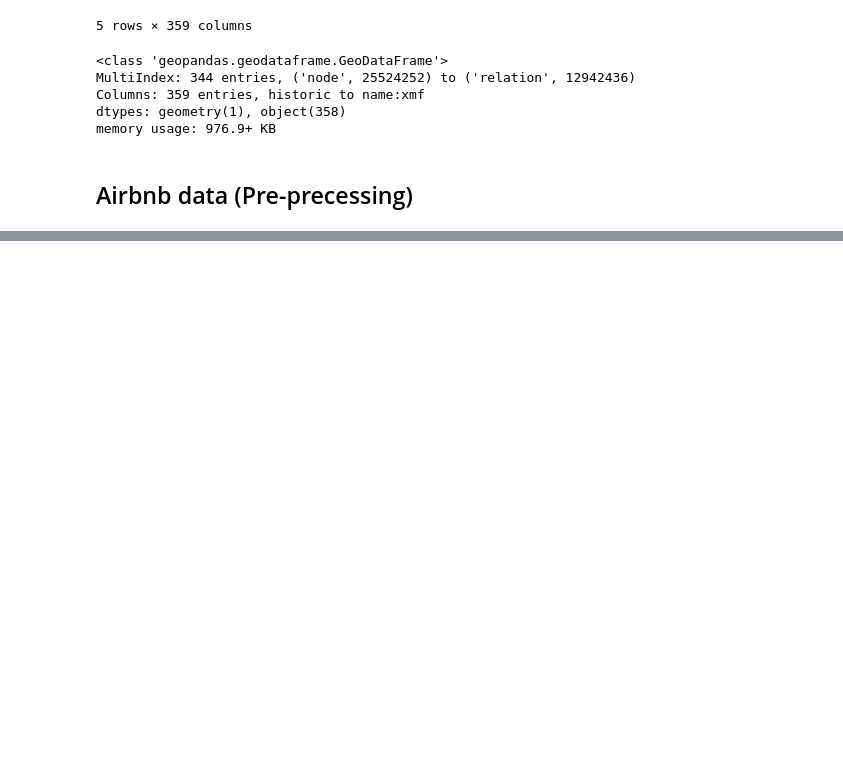
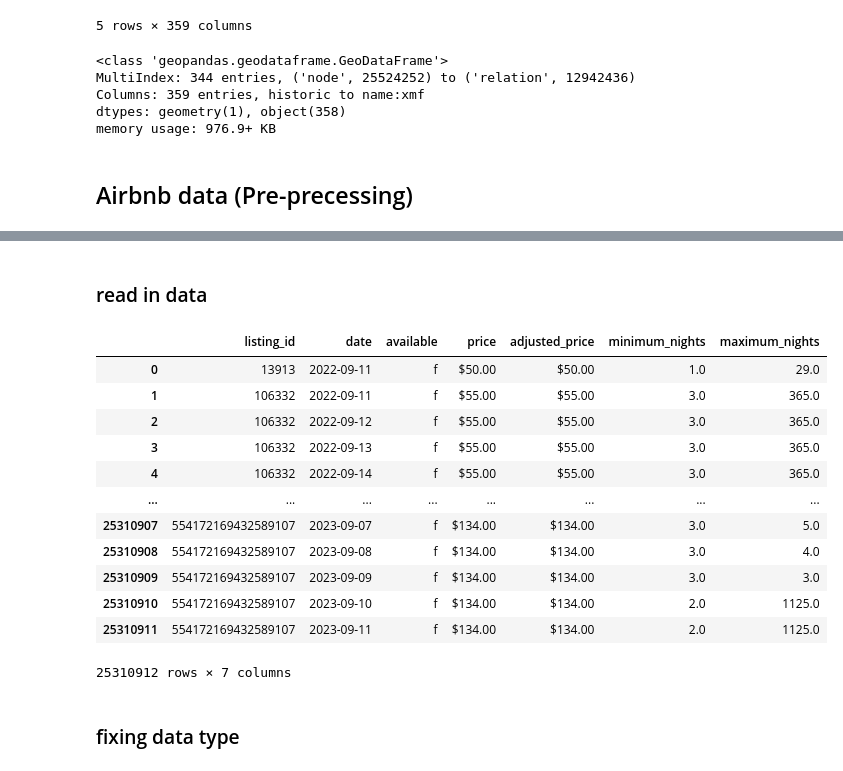
Before and after one commit to JinJiang22/fsds_GroupWork, a Jupyter notebook: Reproducible Analysis.ipynb, the cells around one changed output, grey strips where cells are left out. Saved outputs shown, nothing was run; the diff lists cells and outputs as text; code cells hidden in the pictures; blank space fills up the shorter version.

Commit message:
airbnb data pre-processing

```diff
--- a/Reproducible Analysis.ipynb
+++ b/Reproducible Analysis.ipynb
@@ -132 +136,22 @@ Aim: calculate the availablity for each Airbnb listing in 2019 and 2022.
     Join this field to listing.csv by listing_id.
+# %% [markdown]
+### read in data
+# %%
+IA_cal_2022 = pd.read_csv('./data/calendar.csv.gz',compression='gzip', low_memory=False)
+IA_cal_2022
+# %% [output]
+|  | listing_id | date | available | price | adjusted_price | minimum_nights | maximum_nights |
+| 0 | 13913 | 2022-09-11 | f | $50.00 | $50.00 | 1.0 | 29.0 |
+| 1 | 106332 | 2022-09-11 | f | $55.00 | $55.00 | 3.0 | 365.0 |
+| 2 | 106332 | 2022-09-12 | f | $55.00 | $55.00 | 3.0 | 365.0 |
+| 3 | 106332 | 2022-09-13 | f | $55.00 | $55.00 | 3.0 | 365.0 |
+| 4 | 106332 | 2022-09-14 | f | $55.00 | $55.00 | 3.0 | 365.0 |
+| ... | ... | ... | ... | ... | ... | ... | ... |
+| 25310907 | 554172169432589107 | 2023-09-07 | f | $134.00 | $134.00 | 3.0 | 5.0 |
+| 25310908 | 554172169432589107 | 2023-09-08 | f | $134.00 | $134.00 | 3.0 | 4.0 |
+| 25310909 | 554172169432589107 | 2023-09-09 | f | $134.00 | $134.00 | 3.0 | 3.0 |
+| 25310910 | 554172169432589107 | 2023-09-10 | f | $134.00 | $134.00 | 2.0 | 1125.0 |
+| 25310911 | 554172169432589107 | 2023-09-11 | f | $134.00 | $134.00 | 2.0 | 1125.0 |
+25310912 rows × 7 columns
+# %% [markdown]
+### fixing data type
```
Also changed, not shown: parts of 10 cells of this notebook, 1 other file.
